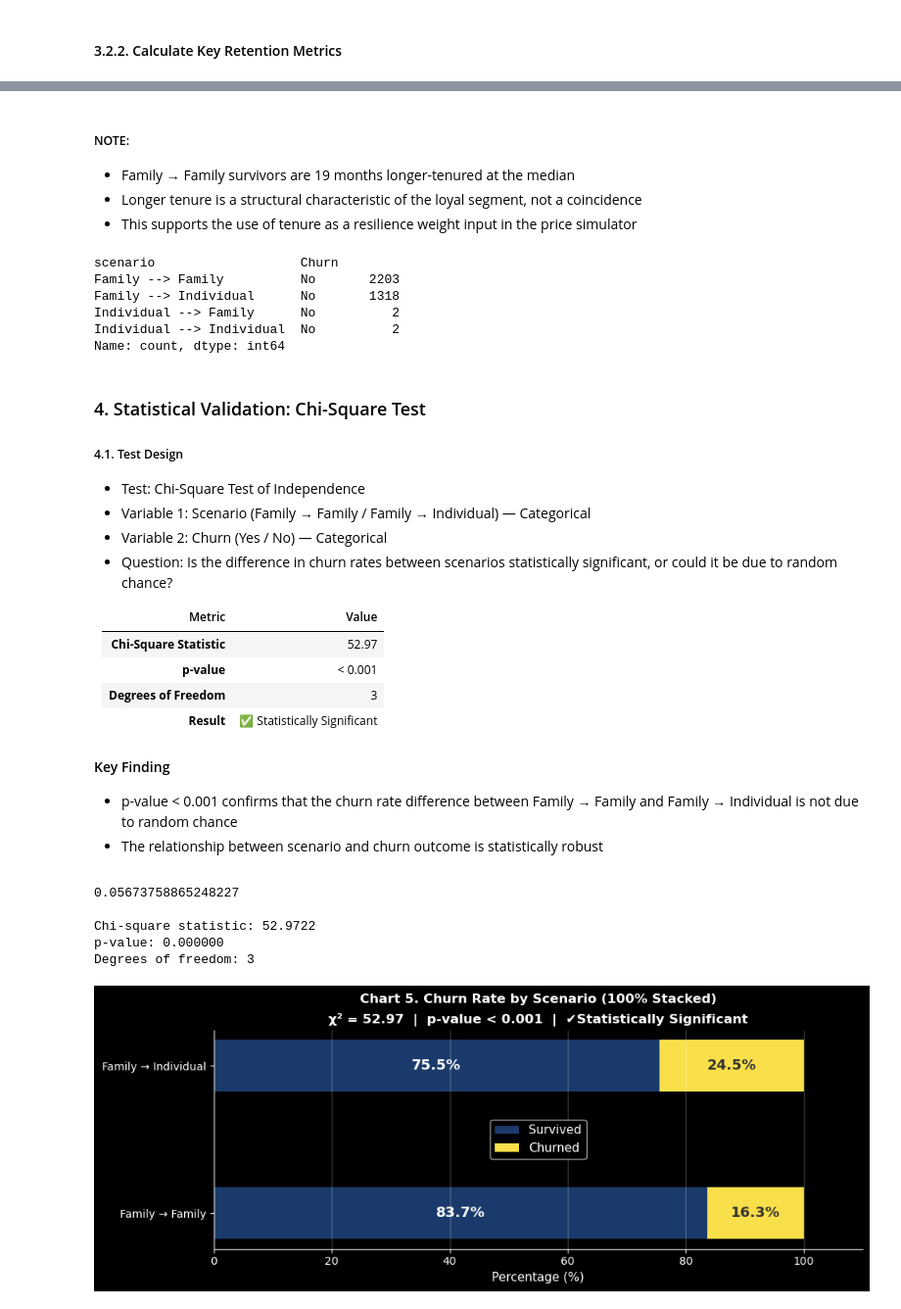
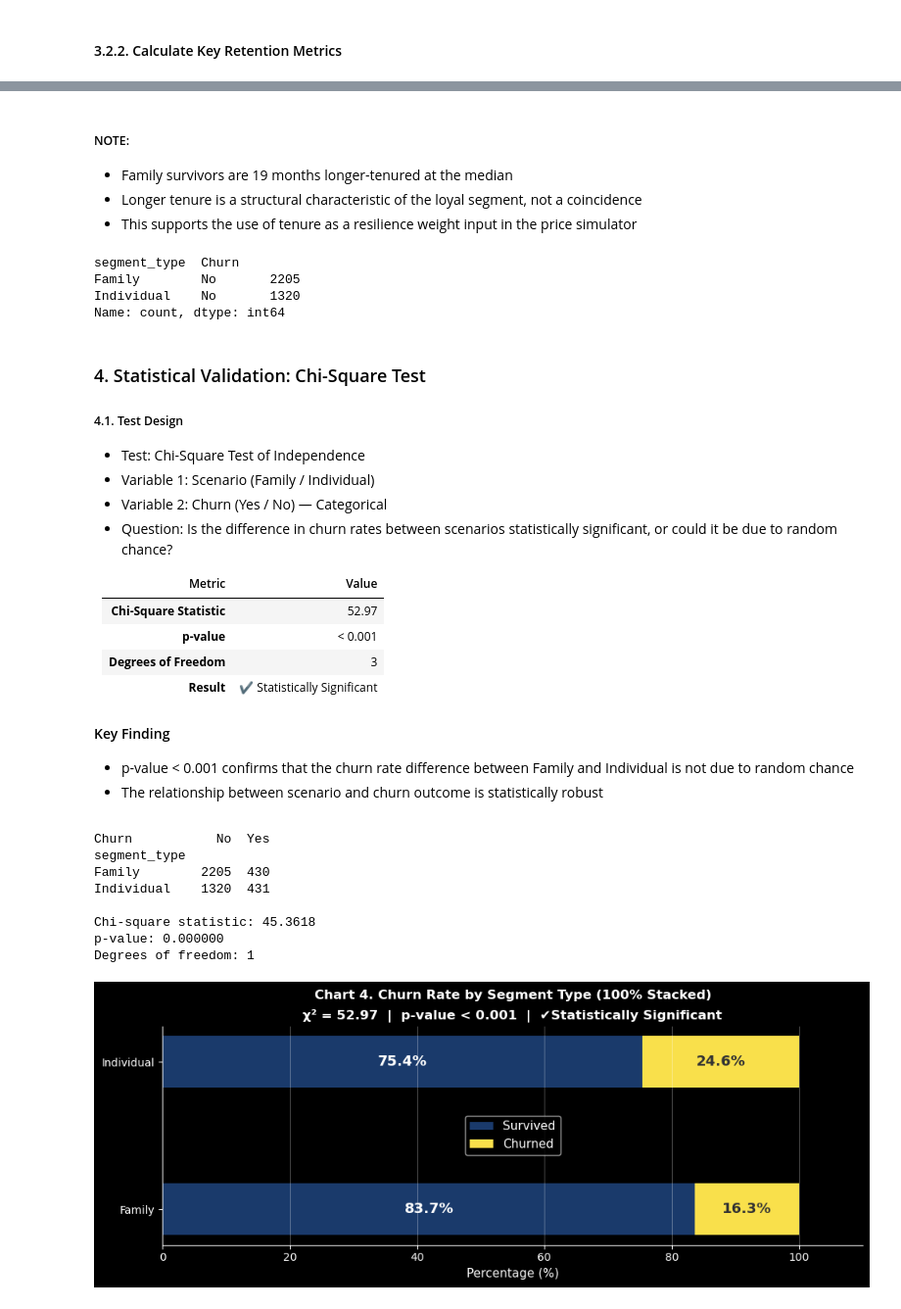
Before and after one commit to coolmich0904/YOUTUBE_CHURN_PRICE_RISK, a Jupyter notebook: notebooks/eda_02_behavioral_resilience.ipynb, the cells around one changed output, grey strips where cells are left out. Shown at 98% size. Drawn from its saved outputs; the diff is of its cells as text; code cells hidden in the pictures.

```diff
--- a/notebooks/eda_02_behavioral_resilience.ipynb
+++ b/notebooks/eda_02_behavioral_resilience.ipynb
@@ -316,19 +249,9 @@ Family Survival Rate: 83.68%
 Individual Survival Rate: 75.39%
 # %%
 # Classify churners into scenarios using baseline rules
-churners['past_monthly_charges'] = (
-    (churners['TotalCharges'] - churners['MonthlyCharges']) /
-    (churners['calculated_tenure'] - 1)
-)
-churners['charge_change'] = churners['MonthlyCharges'] - churners['past_monthly_charges']
-churners['family_aug'] = churners['charge_change'].apply(lambda x: False if x < -6 else True)
-churners['family_feb'] = (churners['Partner'] == 'Yes') | (churners['Dependents'] == 'Yes')
-churners['scenario'] = churners.apply(
-    lambda row: 'Family --> Family' if (row['family_aug'] and row['family_feb'])
-           else 'Family --> Individual' if (row['family_aug'] and not row['family_feb'])
-           else 'Individual --> Individual' if (not row['family_aug'] and not row['family_feb'])
-           else 'Individual --> Family', axis=1
-)
+churners['is_family'] = (churners['Partner'] == 'Yes') | (churners['Dependents'] == 'Yes')
+churners['segment_type'] = churners['is_family'].map({True: 'Family', False: 'Individual'})
 
-print(churners['scenario'].value_counts())
+print("\n*** Churners Segment Type ***")
+print(churners['segment_type'].value_counts())
 # %% [output]
@@ -702,23 +535,21 @@ plt.show()
 # %% [markdown]
 ##### NOTE:
-- Family → Family survivors are 19 months longer-tenured at the median
+- Family survivors are 19 months longer-tenured at the median
 - Longer tenure is a structural characteristic of the loyal segment, not a coincidence
 - This supports the use of tenure as a resilience weight input in the price simulator
 # %%
-print(baseline[['scenario', 'Churn']].value_counts())
+print(baseline[['segment_type', 'Churn']].value_counts())
 # %% [output]
-scenario                   Churn
-Family --> Family          No       2203
-Family --> Individual      No       1318
-Individual --> Family      No          2
-Individual --> Individual  No          2
+segment_type  Churn
+Family        No       2205
+Individual    No       1320
 Name: count, dtype: int64
 # %% [markdown]
 ### 4. Statistical Validation: Chi-Square Test
 
 ##### 4.1. Test Design
 - Test: Chi-Square Test of Independence
-- Variable 1: Scenario (Family → Family / Family → Individual) — Categorical
+- Variable 1: Scenario (Family / Individual)
 - Variable 2: Churn (Yes / No) — Categorical
 - Question: Is the difference in churn rates between scenarios statistically significant, or could it be due to random chance?
 <p>
@@ -744,13 +575,13 @@ Name: count, dtype: int64
         </tr>
         <tr>
             <td><strong>Result</strong></td>
-            <td>✅ Statistically Significant</td>
+            <td>✔️ Statistically Significant</td>
         </tr>
     </tbody>
 </table>
 
 #### Key Finding
-- p-value < 0.001 confirms that the churn rate difference between Family → Family and Family → Individual is not due to random chance
+- p-value < 0.001 confirms that the churn rate difference between Family and Individual is not due to random chance
 - The relationship between scenario and churn outcome is statistically robust
 # %%
 # Chi-square
@@ -760,7 +591,7 @@ from scipy.stats import chi2_contingency
 all_data = pd.concat([survivors, churners])
 
 # Contingency table (Family scenario Only)
-ct = pd.crosstab(all_data['scenario'], all_data['Churn'])
+ct = pd.crosstab(all_data['segment_type'], all_data['Churn'])
 print(ct)
 
 chi2, p, dof, expected = chi2_contingency(ct)
@@ -769,19 +600,22 @@ print(f"\nChi-square statistic: {chi2:.4f}")
 print(f"p-value: {p:.6f}")
 print(f"Degrees of freedom: {dof}")
 # %% [output]
-0.05673758865248227
+Churn           No  Yes
+segment_type
+Family        2205  430
+Individual    1320  431
 
-Chi-square statistic: 52.9722
+Chi-square statistic: 45.3618
 p-value: 0.000000
-Degrees of freedom: 3
+Degrees of freedom: 1
 # %%
 # Calculate from actual data
-scenario_stats = all_data.groupby('scenario')['Churn'].value_counts(normalize=True).mul(100).unstack()
-scenario_stats = scenario_stats.loc[['Family --> Family', 'Family --> Individual']]
+scenario_stats = all_data.groupby('segment_type')['Churn'].value_counts(normalize=True).mul(100).unstack()
+scenario_stats = scenario_stats.loc[['Family', 'Individual']]
 
 survived_pct = scenario_stats['No'].values
 churned_pct = scenario_stats['Yes'].values
-scenarios = ['Family → Family', 'Family → Individual']
+scenarios = ['Family', 'Individual']
 
 plt.style.use('dark_background')
 
@@ -789,36 +623,36 @@ fig, ax = plt.subplots(figsize=(10, 4))
 
 # Horizontal stacked bars
 ax.barh(scenarios, survived_pct, color='#1a3a6b', label='Survived', height=0.35)
 ax.barh(scenarios, churned_pct, left=survived_pct, color='#f9e04b', label='Churned', height=0.35)
 
 # Labels inside bars
 for i in range(len(scenarios)):
     ax.text(survived_pct[i]/2, i, f'{survived_pct[i]:.1f}%',
             ha='center', va='center', fontsize=13, color='white', fontweight='bold')
     ax.text(survived_pct[i] + churned_pct[i]/2, i, f'{churned_pct[i]:.1f}%',
             ha='center', va='center', fontsize=13, color='#333333', fontweight='bold')
 
 
 # Chi-square as subtitle
-ax.set_title('Chart 5. Churn Rate by Scenario (100% Stacked)\nχ² = 52.97  |  p-value < 0.001  |  ✔️Statistically Significant',
+ax.set_title('Chart 4. Churn Rate by Segment Type (100% Stacked)\nχ² = 52.97  |  p-value < 0.001  |  ✔️Statistically Significant',
              fontsize=12, fontweight='bold', linespacing=1.8)
 
 ax.set_xlabel('Percentage (%)', fontsize=11)
 ax.set_xlim(0, 110)
 
 # Remove top and right spines
 ax.spines['top'].set_visible(False)
 ax.spines['right'].set_visible(False)
 
-ax.legend(loc= 'center', fontsize=11)
+ax.legend(loc='center', fontsize=11)
 ax.grid(axis='x', alpha=0.3)
 
 
 plt.tight_layout()
 plt.savefig('../outputs/eda_02/graph4_chisquare_stacked.png', dpi=150, bbox_inches='tight')
 plt.show()
 # %% [output]
-[figure, old version]
+[figure, new version]
 # %% [markdown]
 ## Conclusion — Hypothesis 2 Validated
 
```
Also changed, not shown: parts of 23 cells of this notebook, 25 other files.
